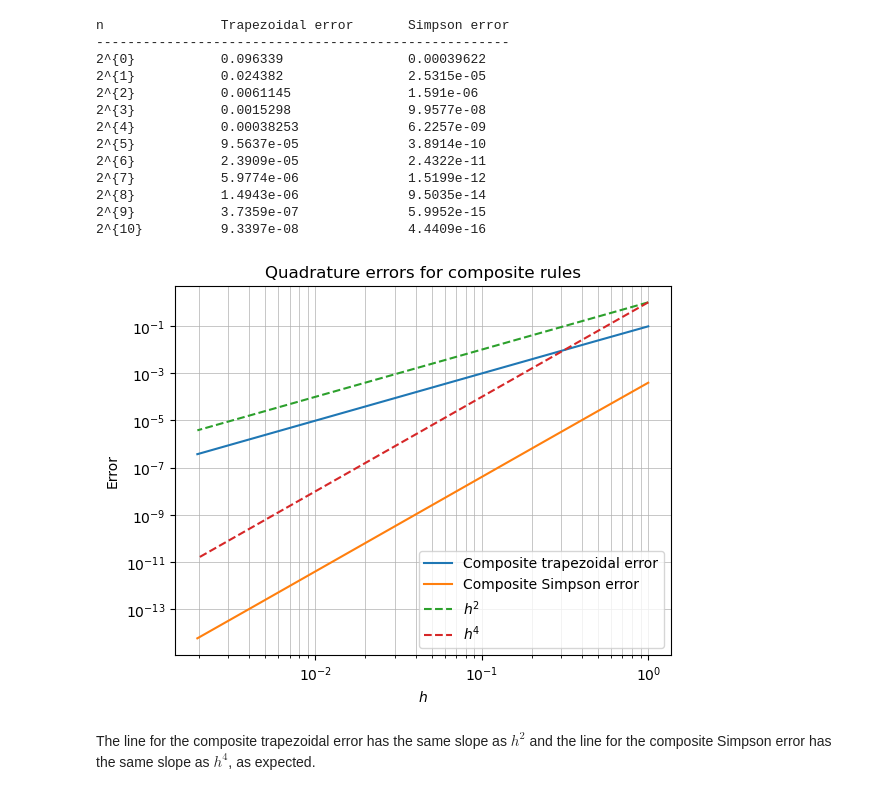
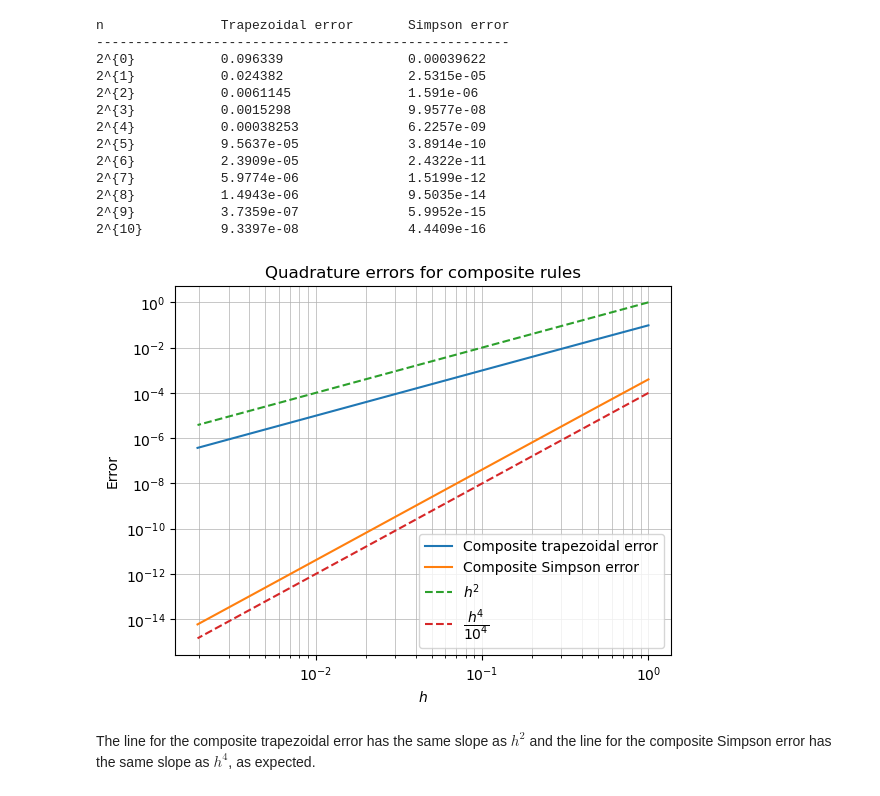
Before and after one commit to DoctorDalek1963/uni, a Jupyter notebook: second-year/MA2K4-Numerical-Methods-and-Computing/Ass-3/Dyson_Dyson_5503449_MA2K4_Assignment_3.ipynb, the cells around one changed output. Saved outputs shown, nothing was run; the diff lists cells and outputs as text; code cells hidden in the pictures.

```diff
--- a/second-year/MA2K4-Numerical-Methods-and-Computing/Ass-3/Dyson_Dyson_5503449_MA2K4_Assignment_3.ipynb
+++ b/second-year/MA2K4-Numerical-Methods-and-Computing/Ass-3/Dyson_Dyson_5503449_MA2K4_Assignment_3.ipynb
@@ -7,7 +7,14 @@ import matplotlib.pyplot as plt
 In **Q5**, the 3-node Gauss quadrature on an arbitrary interval $[a, b]$ was derived.
 # %%
 def gauss_3_node(f, a, b):
-    return 1.0
+    h = b - a
+    p2 = (a + b) / 2
+    w = np.sqrt(3) / (2 * np.sqrt(5))
+    return (h / 18) * (
+        5 * f(p2 - w * h)
+        + 8 * f(p2)
+        + 5 * f(p2 + w * h)
+    )
 # %% [markdown]
 ### Q7 (a)
 
@@ -17,19 +51,21 @@ Do a convergence study in the interval size $h = b - a$ to find the error scalin
 # %%
-print("h\t\tGauss EOC")
-print("-------------------------")
+print("h\tGauss EOC")
+print("-----------------")
 
-for k in np.arange(2, 11):
-    h = 2.0**-k
+hs = np.linspace(0, 1, 11)[1:]
+
+for i in range(1, len(hs)):
+    h = hs[i]
     gauss = gauss_3_node(np.sin, 1, 1 + h)
     true = -np.cos(1 + h) + np.cos(1)
     error = gauss - true
 
-    prev_h = 2.0**-(k-1)
+    prev_h = hs[i - 1]
     prev_gauss = gauss_3_node(np.sin, 1, 1 + prev_h)
     prev_true = -np.cos(1 + prev_h) + np.cos(1)
     prev_error = prev_gauss - prev_true
 
     eoc = np.log(prev_error / error) / np.log(2)
 
-    print(f"2^{{{-k}}}\t\t{eoc:.4g}")
+    print(f"{h:.1f}\t{eoc:.4g}")
 # %% [output]
@@ -106,35 +162,35 @@ def plot_trap_simp_error():
     n = 2**k
     h = 1 / n
     exact = np.sinh(1) - np.sinh(0)
 
     trap = np.array(list(map(
         lambda n_: composite_trapezoidal(np.cosh, 0, 1, n_), n
     )))
     simp = np.array(list(map(
         lambda n_: composite_simpson(np.cosh, 0, 1, n_), n
     )))
 
     plt.loglog(h, np.abs(exact - trap), label=f"Composite trapezoidal error")
     plt.loglog(h, np.abs(exact - simp), label=f"Composite Simpson error")
 
     plt.loglog(h, h**2, label="$h^2$", linestyle="dashed")
-    plt.loglog(h, h**4, label="$h^4$", linestyle="dashed")
+    plt.loglog(h, h**4 / 10**4, label=r"$\dfrac{h^4}{10^4}$", linestyle="dashed")
 
     plt.grid(True, which='both', linestyle='-', linewidth=0.5)
 
     plt.title(r"Quadrature errors for composite rules")
     plt.legend()
     plt.xlabel("$h$")
     plt.ylabel("Error")
 
     plt.show()
     plt.clf()
     plt.close()
 
 
 plot_trap_simp_error()
 # %% [output]
-[figure, old version]
+[figure, new version]
 # %% [markdown]
 The line for the composite trapezoidal error has the same slope as $h^2$ and the line for the composite Simpson error has the same slope as $h^4$, as expected.
 # %% [markdown]
```
Also changed, not shown: parts of 4 cells of this notebook, 1 other file.
